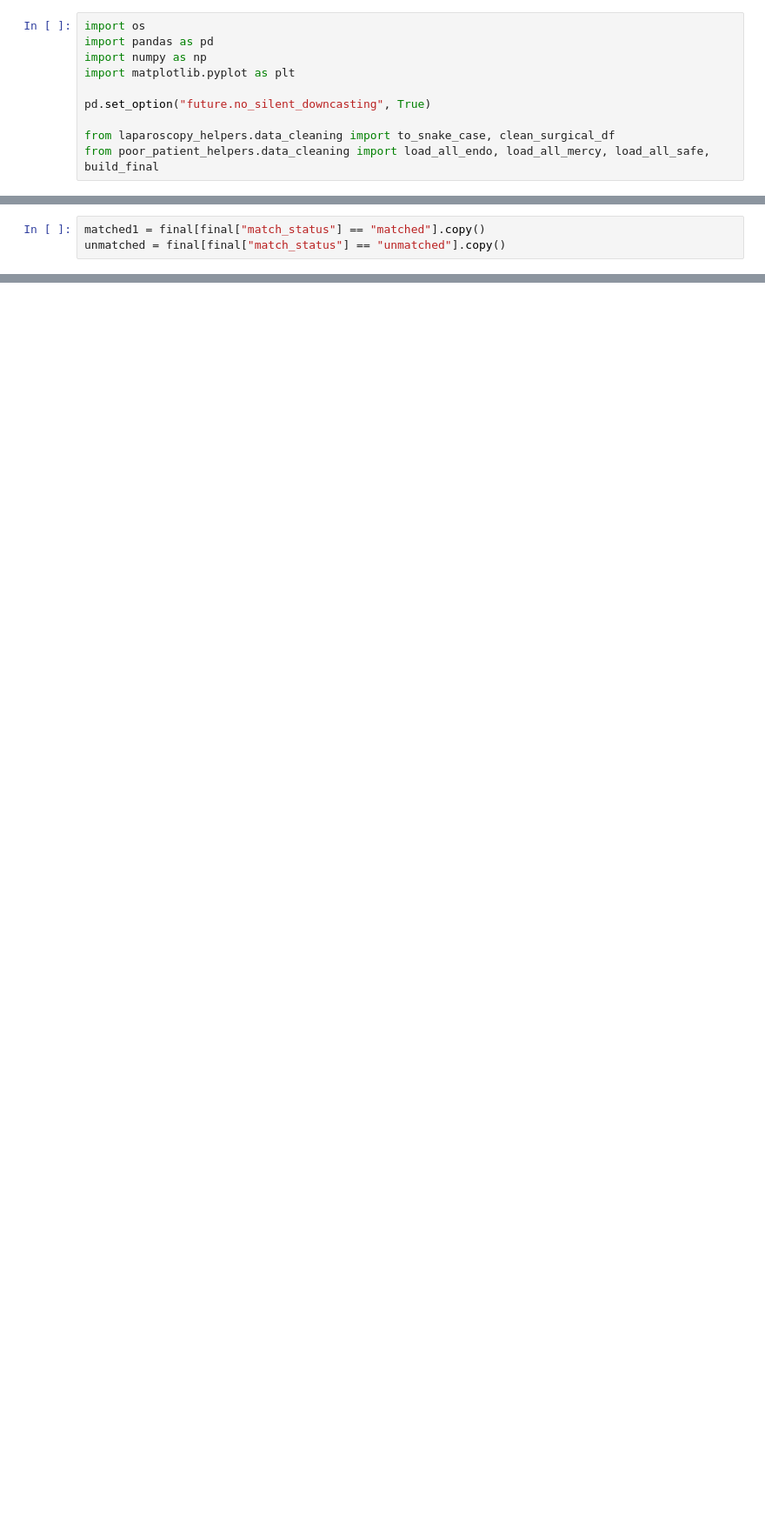
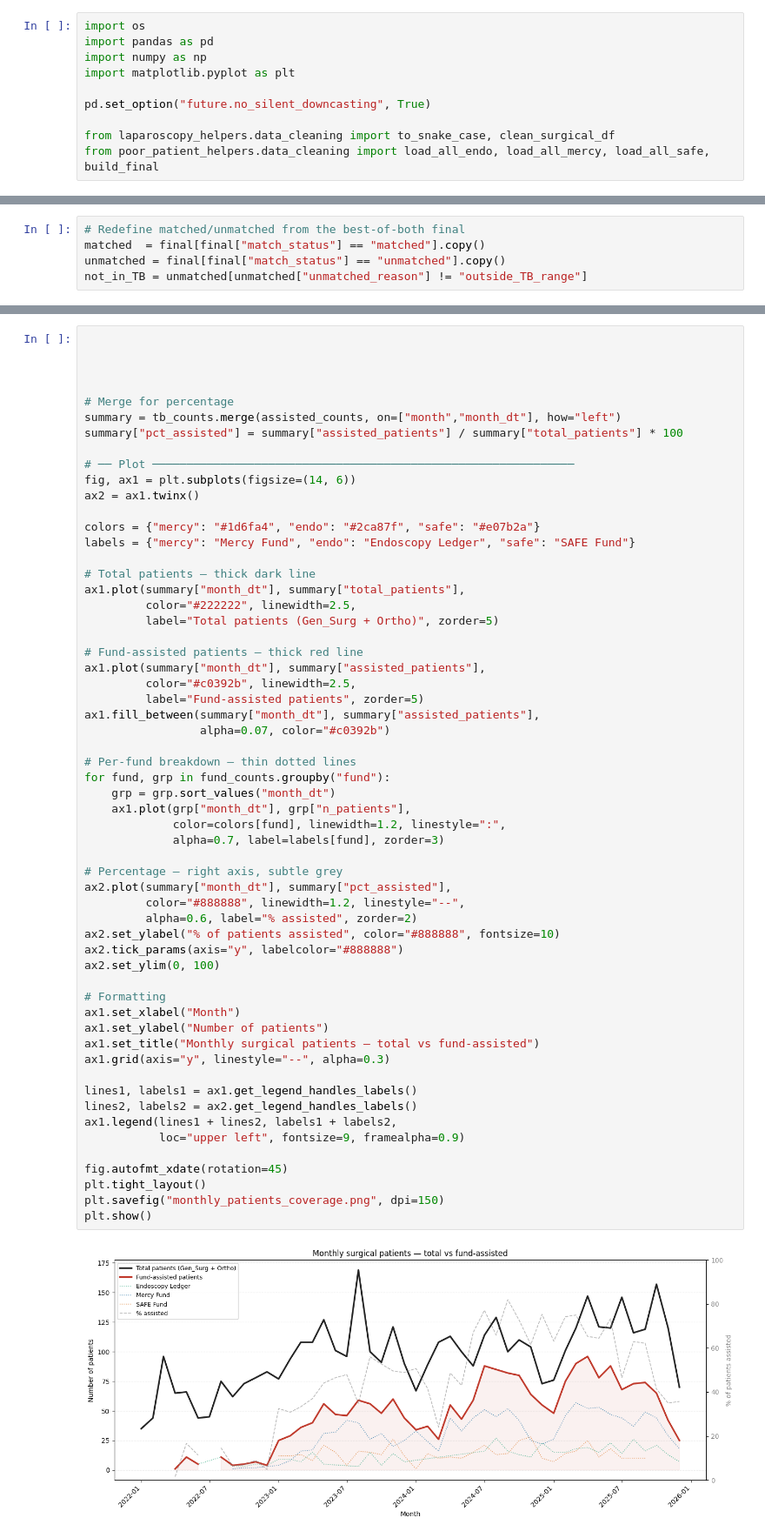
Before and after one commit to mat2m10/nkhoma, a Jupyter notebook: notebooks/03_Poor_Patient_funds.ipynb, the cells around one changed output, grey strips where cells are left out. Shown at 87% size. Drawn from its saved outputs; the diff is of its cells as text; blank space fills up the shorter version.

```diff
--- a/notebooks/03_Poor_Patient_funds.ipynb
+++ b/notebooks/03_Poor_Patient_funds.ipynb
@@ -61,3 +109,5 @@ Cross-fund double-billing flags: 19
 # %%
-matched1 = final[final["match_status"] == "matched"].copy()
+# Redefine matched/unmatched from the best-of-both final
+matched  = final[final["match_status"] == "matched"].copy()
 unmatched = final[final["match_status"] == "unmatched"].copy()
+not_in_TB = unmatched[unmatched["unmatched_reason"] != "outside_TB_range"]
@@ -930,0 +400,60 @@ TB
+# %%
+
+
+
+
+# Merge for percentage
+summary = tb_counts.merge(assisted_counts, on=["month","month_dt"], how="left")
+summary["pct_assisted"] = summary["assisted_patients"] / summary["total_patients"] * 100
+
+# ── Plot ──────────────────────────────────────────────────────────────
+fig, ax1 = plt.subplots(figsize=(14, 6))
+ax2 = ax1.twinx()
+
+colors = {"mercy": "#1d6fa4", "endo": "#2ca87f", "safe": "#e07b2a"}
+labels = {"mercy": "Mercy Fund", "endo": "Endoscopy Ledger", "safe": "SAFE Fund"}
+
+# Total patients — thick dark line
+ax1.plot(summary["month_dt"], summary["total_patients"],
+         color="#222222", linewidth=2.5,
+         label="Total patients (Gen_Surg + Ortho)", zorder=5)
+
+# Fund-assisted patients — thick red line
+ax1.plot(summary["month_dt"], summary["assisted_patients"],
+         color="#c0392b", linewidth=2.5,
+         label="Fund-assisted patients", zorder=5)
+ax1.fill_between(summary["month_dt"], summary["assisted_patients"],
+                 alpha=0.07, color="#c0392b")
+
+# Per-fund breakdown — thin dotted lines
+for fund, grp in fund_counts.groupby("fund"):
+    grp = grp.sort_values("month_dt")
+    ax1.plot(grp["month_dt"], grp["n_patients"],
+             color=colors[fund], linewidth=1.2, linestyle=":",
+             alpha=0.7, label=labels[fund], zorder=3)
+
+# Percentage — right axis, subtle grey
+ax2.plot(summary["month_dt"], summary["pct_assisted"],
+         color="#888888", linewidth=1.2, linestyle="--",
+         alpha=0.6, label="% assisted", zorder=2)
+ax2.set_ylabel("% of patients assisted", color="#888888", fontsize=10)
+ax2.tick_params(axis="y", labelcolor="#888888")
+ax2.set_ylim(0, 100)
+
+# Formatting
+ax1.set_xlabel("Month")
+ax1.set_ylabel("Number of patients")
+ax1.set_title("Monthly surgical patients — total vs fund-assisted")
+ax1.grid(axis="y", linestyle="--", alpha=0.3)
+
+lines1, labels1 = ax1.get_legend_handles_labels()
+lines2, labels2 = ax2.get_legend_handles_labels()
+ax1.legend(lines1 + lines2, labels1 + labels2,
+           loc="upper left", fontsize=9, framealpha=0.9)
+
+fig.autofmt_xdate(rotation=45)
+plt.tight_layout()
+plt.savefig("monthly_patients_coverage.png", dpi=150)
+plt.show()
+# %% [output]
+[figure, added]
```
Also changed, not shown: parts of 46 cells of this notebook, 5 other files.
